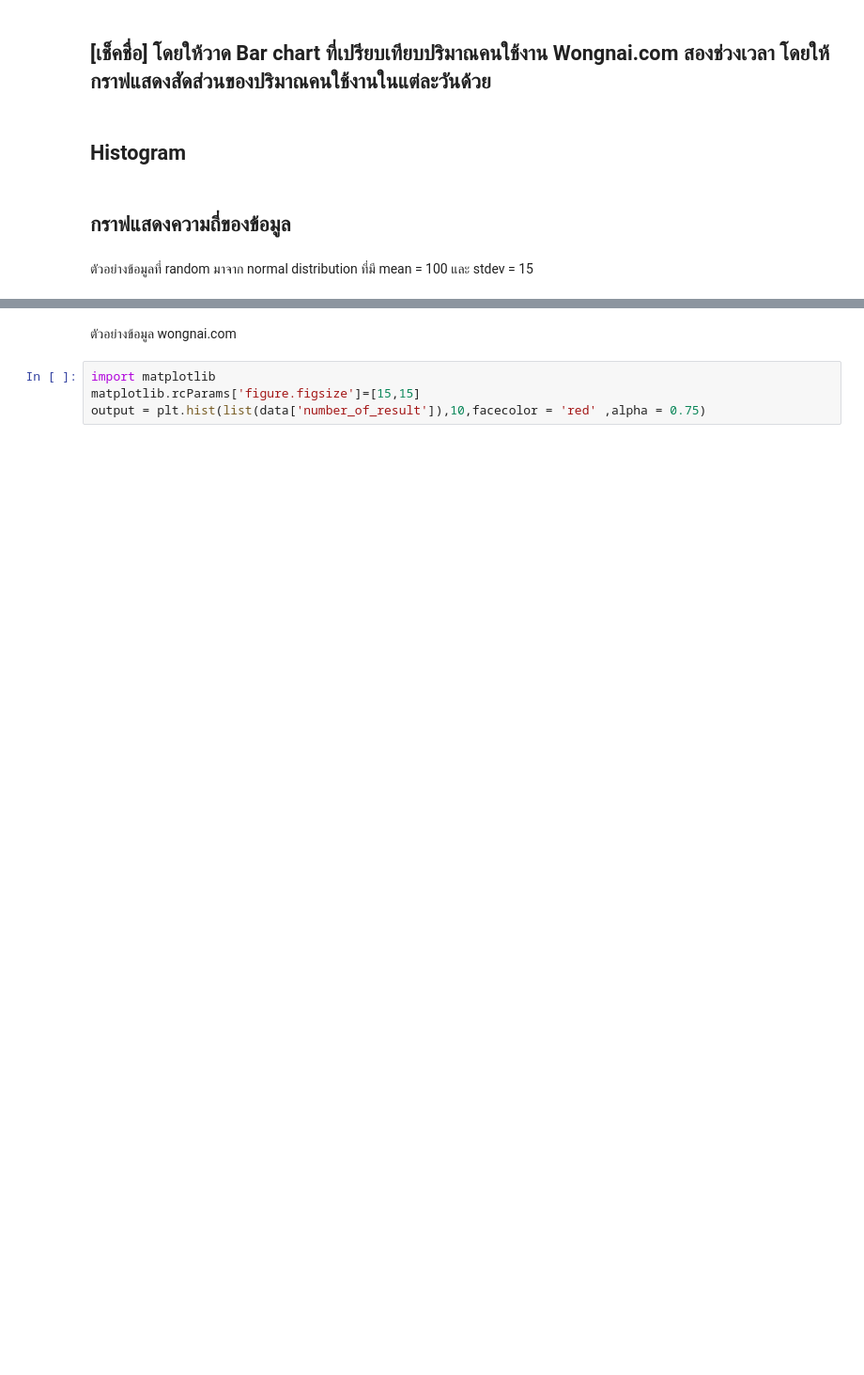
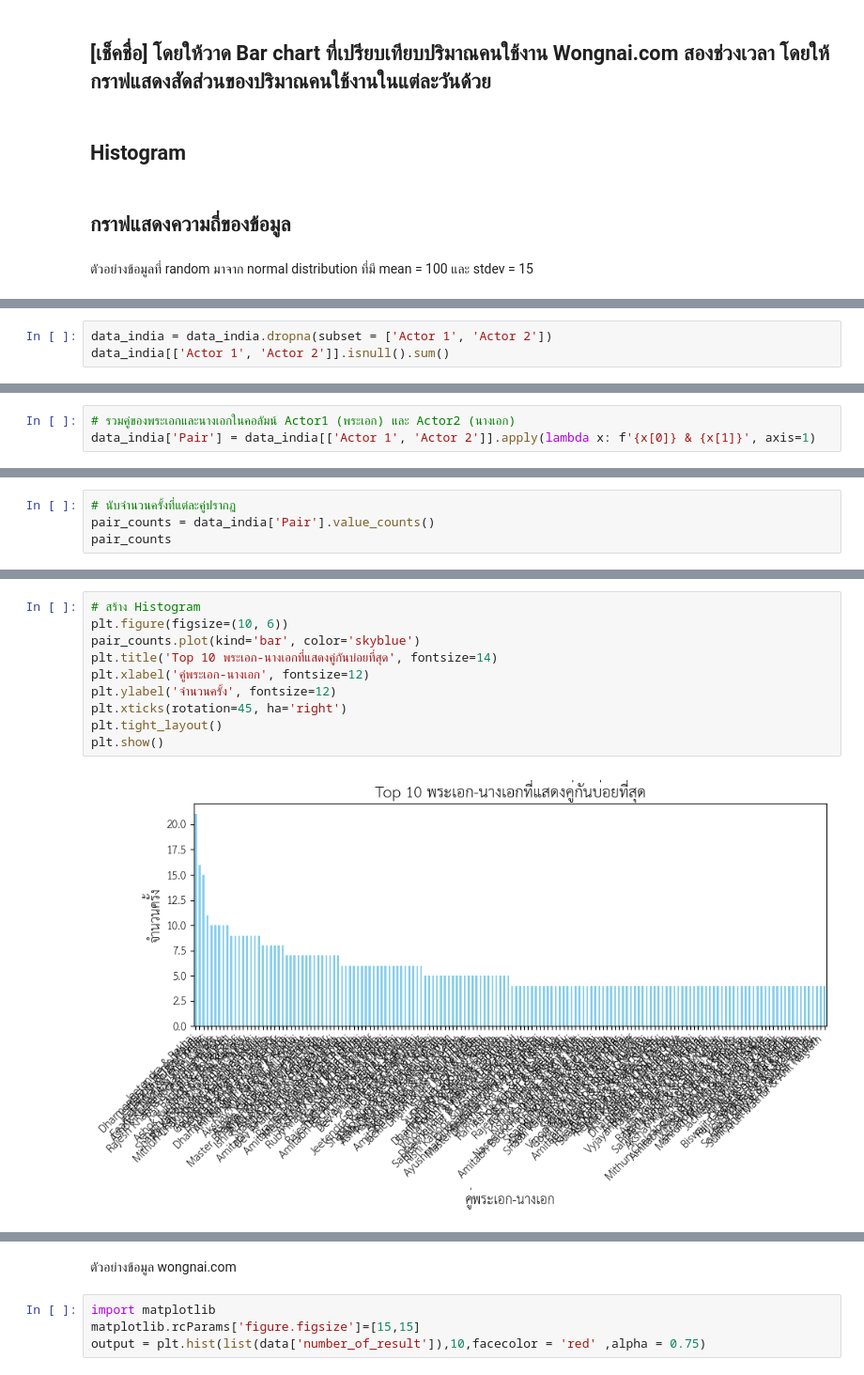
Before and after one commit to RatchanonPa/python_dataviz2024, a Jupyter notebook: Visualize_Data_Comparison_2024.ipynb, the cells around one changed output, grey strips where cells are left out. Shown at 94% size. Cells and saved outputs as stored; diff of their text form; blank space fills up the shorter version.

```diff
--- a/Visualize_Data_Comparison_2024.ipynb
+++ b/Visualize_Data_Comparison_2024.ipynb
@@ -679,0 +700,3 @@ plt.hist(X, 50, density = True, facecolor = 'violet', alpha = 0.75);
+# %%
+data_india = data_india.dropna(subset = ['Actor 1', 'Actor 2'])
+data_india[['Actor 1', 'Actor 2']].isnull().sum()
@@ -679,0 +708,3 @@ plt.hist(X, 50, density = True, facecolor = 'violet', alpha = 0.75);
+# %%
+# รวมคู่ของพระเอกและนางเอกในคอลัมน์ Actor1 (พระเอก) และ Actor2 (นางเอก)
+data_india['Pair'] = data_india[['Actor 1', 'Actor 2']].apply(lambda x: f'{x[0]} & {x[1]}', axis=1)
@@ -679,0 +717,4 @@ plt.hist(X, 50, density = True, facecolor = 'violet', alpha = 0.75);
+# %%
+# นับจำนวนครั้งที่แต่ละคู่ปรากฏ
+pair_counts = data_india['Pair'].value_counts()
+pair_counts
@@ -679,0 +758,12 @@ plt.hist(X, 50, density = True, facecolor = 'violet', alpha = 0.75);
+# %%
+# สร้าง Histogram
+plt.figure(figsize=(10, 6))
+pair_counts.plot(kind='bar', color='skyblue')
+plt.title('Top 10 พระเอก-นางเอกที่แสดงคู่กันบ่อยที่สุด', fontsize=14)
+plt.xlabel('คู่พระเอก-นางเอก', fontsize=12)
+plt.ylabel('จำนวนครั้ง', fontsize=12)
+plt.xticks(rotation=45, ha='right')
+plt.tight_layout()
+plt.show()
+# %% [output]
+[figure, added]
```
Also changed, not shown: parts of 63 cells of this notebook.
